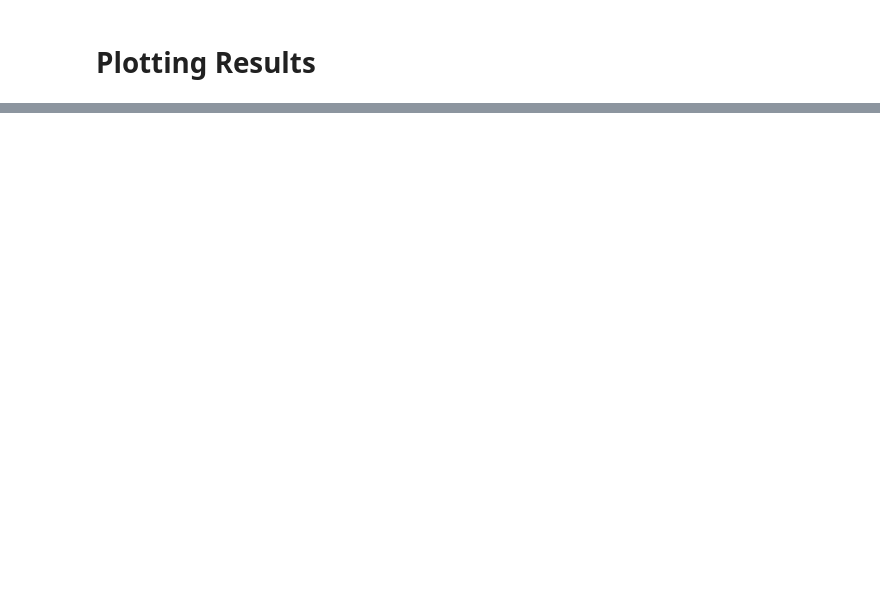
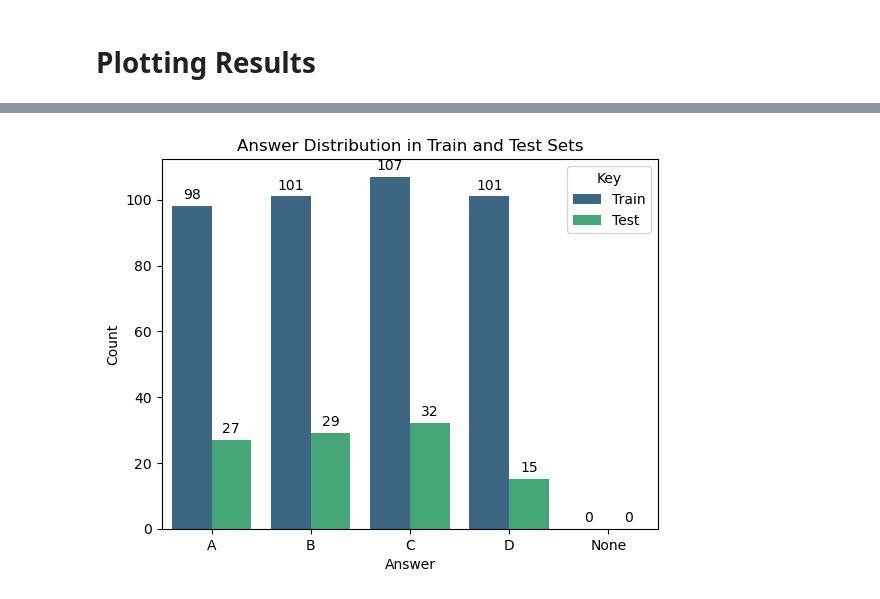
Before and after one commit to chelseanbr/tinyllama-medical-qa, a Jupyter notebook: notebooks/05-plot-results.ipynb, the cells around one changed output, grey strips where cells are left out. Drawn from its saved outputs; the diff is of its cells as text; code cells hidden in the pictures; blank space fills up the shorter version.

Commit message:
finish result plots

```diff
--- a/notebooks/05-plot-results.ipynb
+++ b/notebooks/05-plot-results.ipynb
@@ -46,0 +50,27 @@ plt.show()
+# %%
+# Dictionaries
+test_distribution = {'A': 27, 'B': 29, 'C': 32, 'D': 15, 'None': 0}
+train_distribution = {'A': 98, 'B': 101, 'C': 107, 'D': 101, 'None': 0}
+
+# Data for DataFrame
+labels = list(test_distribution.keys())
+train_values = list(train_distribution.values())
+test_values = list(test_distribution.values())
+
+# Make the DataFrame
+data = {
+    'Answer': labels * 2,
+    'Count': train_values + test_values,
+    'Key': ['Train'] * 5 + ['Test'] * 5
+}
+df = pd.DataFrame(data)
+
+# Plot
+ax = sns.barplot(data=df, x='Answer', y='Count', palette="viridis", hue='Key')
+# Add counts above bars
+for container in ax.containers:
+    ax.bar_label(container, padding=3, fontsize=10)
+plt.title('Answer Distribution in Train and Test Sets')
+plt.show()
+# %% [output]
+[figure, added]
```
Also changed, not shown: parts of 9 cells of this notebook, 9 other files.
